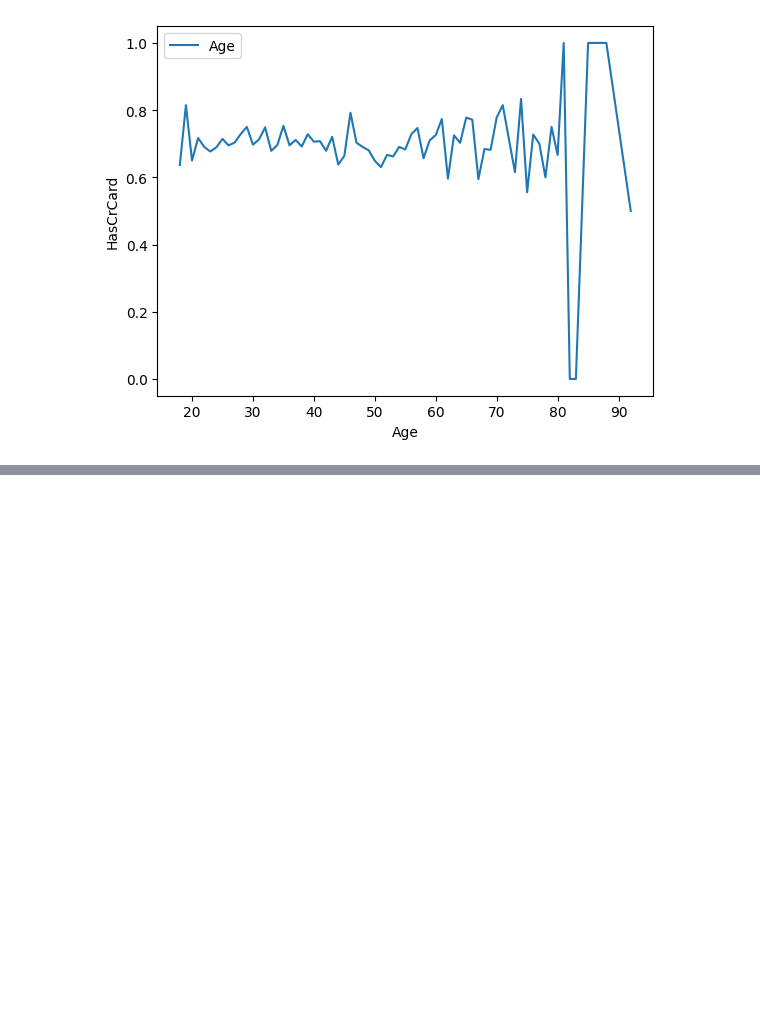
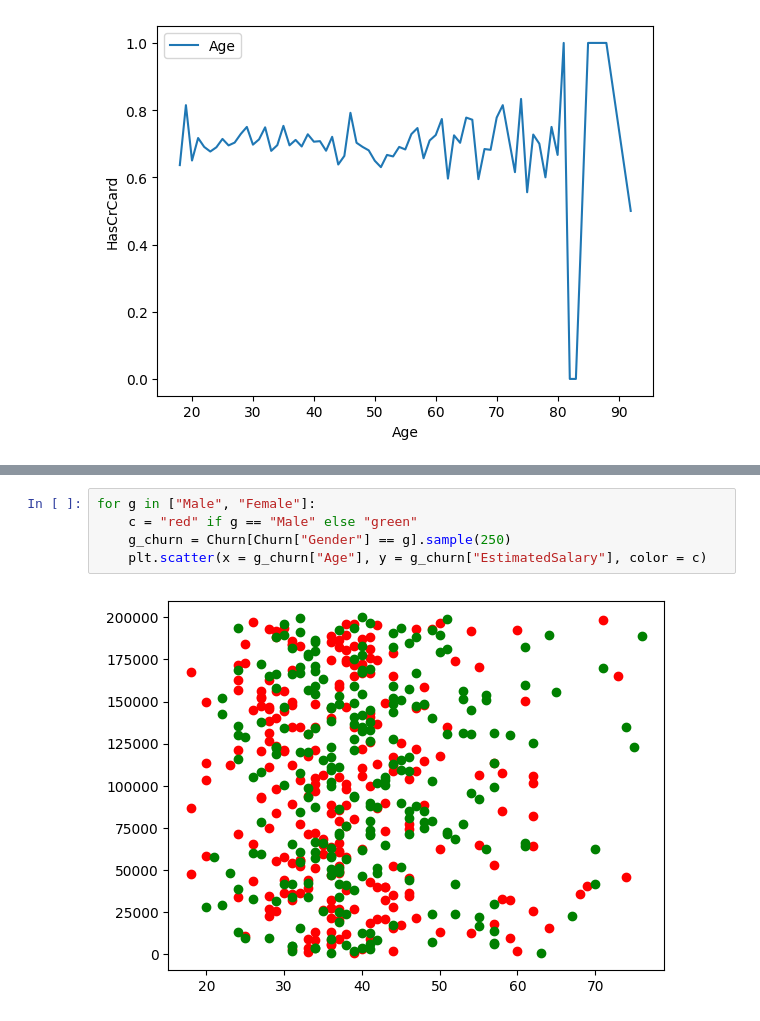
Before and after one commit to dustyAlgo/Covid-19, a Jupyter notebook: data_viz.ipynb, the cells around one changed output, grey strips where cells are left out. Saved outputs shown, nothing was run; the diff lists cells and outputs as text; blank space fills up the shorter version.

```diff
--- a/data_viz.ipynb
+++ b/data_viz.ipynb
@@ -88,0 +118,7 @@ sns.lineplot(data = Churn_avg_age, x = 'Age', y = 'HasCrCard', label = "Age")
+# %%
+for g in ["Male", "Female"]:
+    c = "red" if g == "Male" else "green"
+    g_churn = Churn[Churn["Gender"] == g].sample(250)
+    plt.scatter(x = g_churn["Age"], y = g_churn["EstimatedSalary"], color = c)
+# %% [output]
+[figure, added]
```
Also changed, not shown: parts of 9 cells of this notebook.
